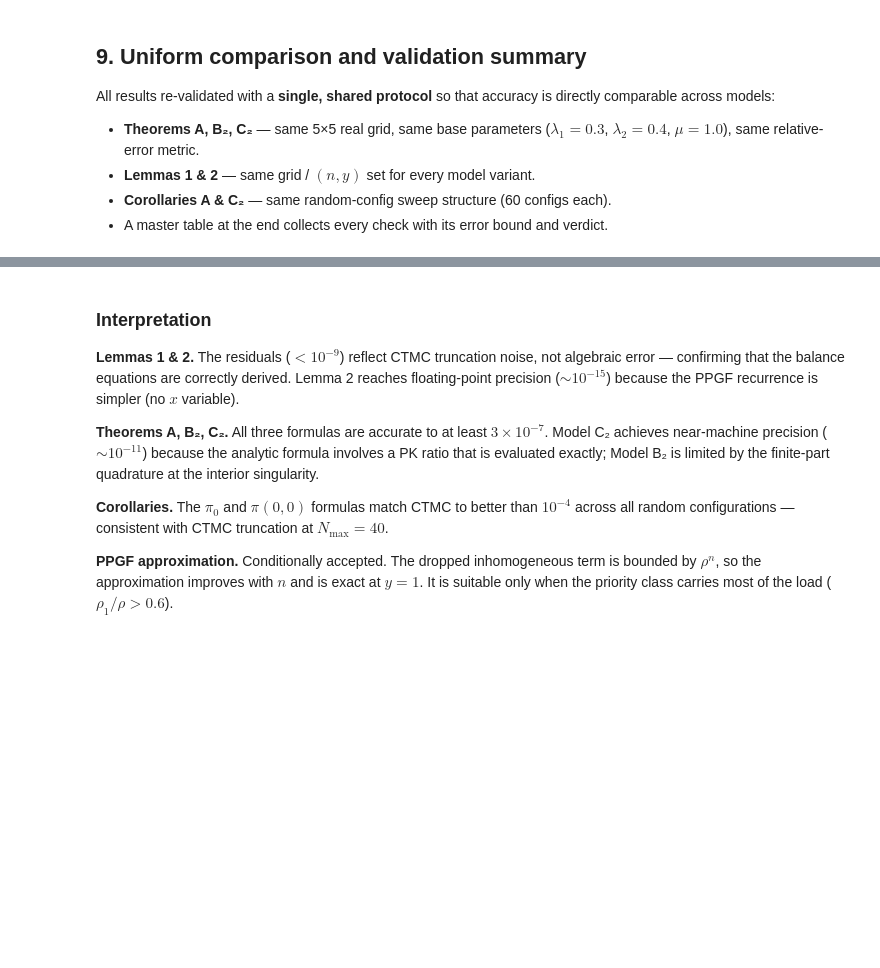
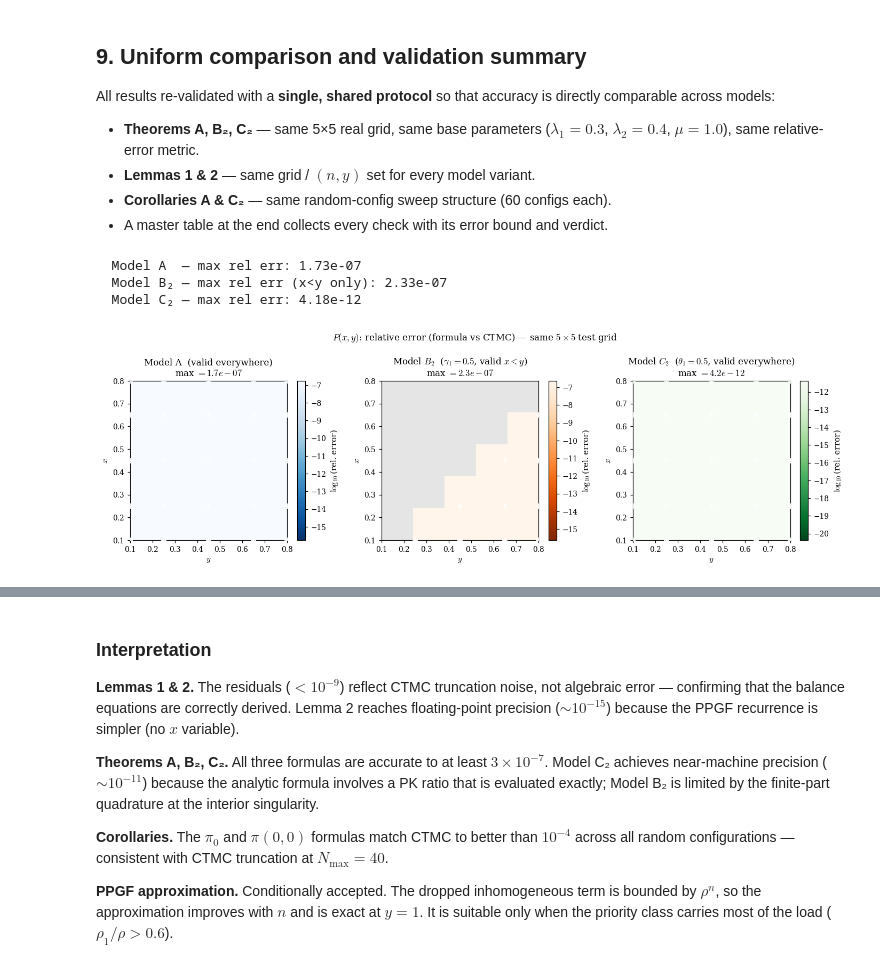
Before and after one commit to M-M-Vic/M-Thesis---Notes, a Jupyter notebook: Code/nb_validation.ipynb, the cells around one changed output, grey strips where cells are left out. Saved outputs shown, nothing was run; the diff lists cells and outputs as text; code cells hidden in the pictures; blank space fills up the shorter version.

Commit message:
Claude diagrams results

```diff
--- a/Code/nb_validation.ipynb
+++ b/Code/nb_validation.ipynb
@@ -958,53 +1102,74 @@ def P_A_scalar_uni(xv, yv):
 x_uni = np.array([0.10, 0.25, 0.45, 0.65, 0.80])
 y_uni = np.array([0.10, 0.25, 0.45, 0.65, 0.80])
 
-def rel_err_grid(P_fn, pi_ctmc, xs, ys):
-    out = np.zeros((len(xs), len(ys)))
+def rel_err_grid(P_fn, pi_ctmc, xs, ys, valid_mask=None):
+    '''Relative error |formula - CTMC| / |CTMC| on a grid.
+    valid_mask(xv, yv) -> bool: if provided, returns NaN for invalid cells.'''
+    out = np.full((len(xs), len(ys)), np.nan)
     for i, xv in enumerate(xs):
         for j, yv in enumerate(ys):
+            if valid_mask is not None and not valid_mask(xv, yv):
+                continue
             th = P_fn(xv, yv)
             ct = pgf_series(pi_ctmc, xv, yv).real
             out[i, j] = abs(th - ct) / (abs(ct) + 1e-15)
     return out
 
+# Model A and C₂: valid on the full grid.
+# Model B₂: real-branch formula requires x < y (x = y is the interior singularity).
 err_A_u  = rel_err_grid(P_A_scalar_uni, pi_uni_A,  x_uni, y_uni)
-err_B2_u = rel_err_grid(P_B2_uni,       pi_uni_B2, x_uni, y_uni)
+err_B2_u = rel_err_grid(P_B2_uni,       pi_uni_B2, x_uni, y_uni,
+                         valid_mask=lambda x, y: x < y)
 err_C2_u = rel_err_grid(P_C2_uni,       pi_uni_C2, x_uni, y_uni)
 
-print(f"  Model A  — max rel err: {err_A_u.max():.2e}   mean: {err_A_u.mean():.2e}")
-print(f"  Model B₂ — max rel err: {err_B2_u.max():.2e}  mean: {err_B2_u.mean():.2e}")
-print(f"  Model C₂ — max rel err: {err_C2_u.max():.2e}  mean: {err_C2_u.mean():.2e}")
+print(f"  Model A  — max rel err: {np.nanmax(err_A_u):.2e}")
+print(f"  Model B₂ — max rel err (x<y only): {np.nanmax(err_B2_u):.2e}")
+print(f"  Model C₂ — max rel err: {np.nanmax(err_C2_u):.2e}")
+# %% [output]
+  Model A  — max rel err: 1.73e-07
+  Model B₂ — max rel err (x<y only): 2.33e-07
+  Model C₂ — max rel err: 4.18e-12
 # %%
-# ── P(x,y) heatmap comparison — three panels, identical grid and colour scale ──
+# ── P(x,y) heatmap — per-panel colour scale; grey = formula not defined ──────
 
 fig, axes = plt.subplots(1, 3, figsize=(13, 4.2))
 cmaps  = ["Blues_r", "Oranges_r", "Greens_r"]
-titles = ["Model A",
-          r"Model $B_2$  ($\gamma_1=0.5$)",
-          r"Model $C_2$  ($\theta_1=0.5$)"]
+titles = ["Model A  (valid everywhere)",
+          r"Model $B_2$  ($\gamma_1=0.5$, valid $x<y$)",
+          r"Model $C_2$  ($\theta_1=0.5$, valid everywhere)"]
 errors = [err_A_u, err_B2_u, err_C2_u]
 
-# Shared log-colour scale anchored to the worst case
-vmax_shared = max(e.max() for e in errors)
-vmin_shared = vmax_shared * 1e-9
+for ax, err, title, cmap in zip(axes, errors, titles, cmaps):
+    log_err = np.log10(err + 1e-17)           # NaN stays NaN after log
+    vmax = np.nanmax(log_err)
+    vmin = vmax - 9                            # 9 decades of dynamic range
 
-for ax, err, title, cmap in zip(axes, errors, titles, cmaps):
-    im = ax.imshow(np.log10(err + 1e-17), origin="lower",
+    # Light-grey background for NaN (formula not defined) cells
+    bg = np.where(np.isnan(err), 0.18, np.nan)
+    ax.imshow(bg, origin="lower",
+              extent=[y_uni[0], y_uni[-1], x_uni[0], x_uni[-1]],
+              aspect="auto", cmap="Greys", vmin=0, vmax=1, zorder=1)
+
+    im = ax.imshow(log_err, origin="lower",
                    extent=[y_uni[0], y_uni[-1], x_uni[0], x_uni[-1]],
-                   aspect="auto", cmap=cmap,
-                   vmin=np.log10(vmin_shared), vmax=np.log10(vmax_shared))
+                   aspect="auto", cmap=cmap, vmin=vmin, vmax=vmax, zorder=2)
     plt.colorbar(im, ax=ax, label=r"$\log_{10}$(rel. error)")
     ax.set_xlabel(r"$y$"); ax.set_ylabel(r"$x$")
-    ax.set_title(f"{title}\nmax $= {err.max():.1e}$")
-    for xv in x_uni:
-        for yv in y_uni:
-            ax.plot(yv, xv, "w+", ms=5, mew=1.0)
+    ax.set_title(f"{title}\nmax $= {np.nanmax(err):.1e}$")
+    # Mark valid test points
+    for i, xv in enumerate(x_uni):
+        for j, yv in enumerate(y_uni):
+            if not np.isnan(err[i, j]):
+                ax.plot(yv, xv, "w+", ms=6, mew=1.2, zorder=3)
+
 fig.suptitle(
-    r"$P(x,y)$: relative error (formula vs CTMC) — same 5$\times$5 test grid",
+    r"$P(x,y)$: relative error (formula vs CTMC) — same $5\times5$ test grid",
     fontsize=11)
 fig.tight_layout()
 plt.savefig("../figures/validation/val_theorems_pxy.pdf", bbox_inches="tight")
 plt.savefig("../figures/validation/val_theorems_pxy.png", bbox_inches="tight", dpi=150)
+# %% [output]
+[figure, added]
 # %%
 # ── P_y(y) side-by-side — same horizontal axis, same scale within each panel ──
 
```
Also changed, not shown: parts of 25 cells of this notebook, 12 other files.
